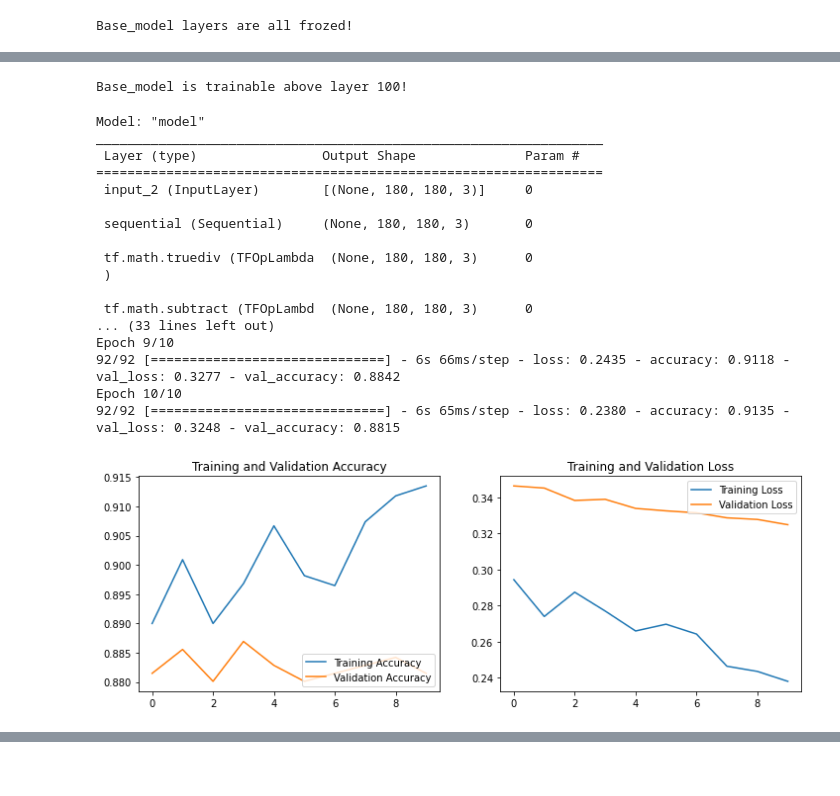
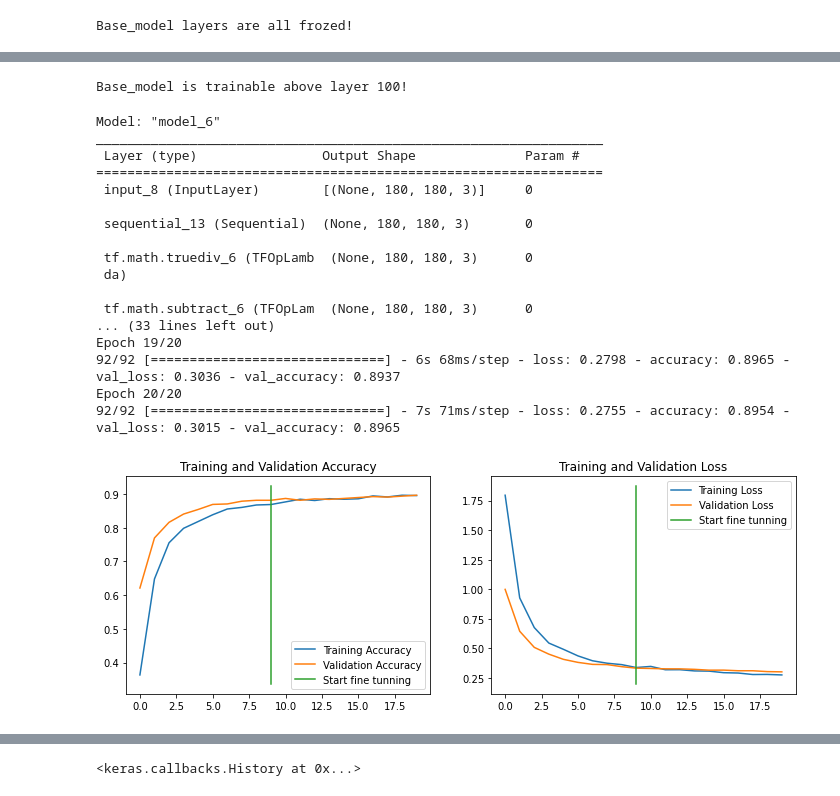
Before and after one commit to CoderAPS/neural_nets, a Jupyter notebook: flower_photos.ipynb, the cells around one changed output, grey strips where cells are left out. Cells and saved outputs as stored; diff of their text form; code cells hidden in the pictures; blank space fills up the shorter version.

```diff
--- a/flower_photos.ipynb
+++ b/flower_photos.ipynb
@@ -146,7 +146,7 @@ def create_model():
   model.add(Dropout(0.5))
   model.add(Dense(128,activation='relu'))
 
-  model.add(Dense(num_classes,activation='Softmax'))
+  model.add(Dense(num_classes))
 
 
   model.compile(optimizer=keras.optimizers.Adam(learning_rate=0.0005),
@@ -155,18 +155,28 @@ def create_model():
 
   return model
 # %%
-def evaluate(model,epochs,fine_tunning=False,initial_epochs=0):
+def evaluate(model,epochs,fine_tunning=False,initial_epochs=0,
+             prev_history=None):
   model.summary()
   history = model.fit(train_ds,
                       validation_data=val_ds,
                       epochs=epochs,
                       initial_epoch=initial_epochs)
 
-  acc = history.history['accuracy']
-  val_acc = history.history['val_accuracy']
+  if prev_history is not None:
+    acc = prev_history.history['accuracy'] + history.history['accuracy']
+    val_acc = prev_history.history['val_accuracy'] + history.history['val_accuracy']
 
-  loss = history.history['loss']
-  val_loss = history.history['val_loss']
+    loss = prev_history.history['loss'] + history.history['loss']
+    val_loss = prev_history.history['val_loss'] + history.history['val_loss']
+
+  elif prev_history is None:
+    acc = history.history['accuracy']
+    val_acc = history.history['val_accuracy']
+
+    loss = history.history['loss']
+    val_loss = history.history['val_loss']
+
 
   epochs_range = range(epochs)
 
@@ -201,6 +211,8 @@ def evaluate(model,epochs,fine_tunning=False,initial_epochs=0):
 
   print(f'Training accuracy: {train_acc:.3f}\tTraining loss: {train_loss:.3f}')
   print(f'Validation accuracy: {val_acc:.3f}\tTraining loss: {val_loss:.3f}')
+
+  return history
 # %%
 model = create_model()
 evaluate(model,10)
@@ -434,4 +455,4 @@ Accuracy: 0.173  Loss: 2.478
 # %%
 # evaluate model with feature extraction
-evaluate(fe_tl_model,10)
+hsitory = evaluate(fe_tl_model,10)
 # %% [output]
@@ -458,7 +479,8 @@ Validation accuracy: 0.880      Training loss: 0.355
-# %%
-train_base_model(True)
-# %% [output]
-Base_model is trainable above layer 100!
+# %%
+# tune base_model layers above 100
+train_base_model(True)
+# %% [output]
+Base_model is trainable above layer 100!
 # %%
 fe_tl_model.compile(optimizer=keras.optimizers.Adam(learning_rate=0.0001/100),
               loss=tf.keras.losses.SparseCategoricalCrossentropy(from_logits=True),
@@ -466,23 +488,23 @@ fe_tl_model.compile(optimizer=keras.optimizers.Adam(learning_rate=0.0001/100),
 # %%
 # evaluate model with transfer learning where top ~54 layer of base_model get
 # tuned to dataset
-evaluate(fe_tl_model,10)
+evaluate(fe_tl_model,20,True,10,hsitory)
 # %% [output]
-Model: "model"
+Model: "model_6"
 _________________________________________________________________
  Layer (type)                Output Shape              Param #
 =================================================================
- input_2 (InputLayer)        [(None, 180, 180, 3)]     0
+ input_8 (InputLayer)        [(None, 180, 180, 3)]     0
 
- sequential (Sequential)     (None, 180, 180, 3)       0
+ sequential_13 (Sequential)  (None, 180, 180, 3)       0
 
- tf.math.truediv (TFOpLambda  (None, 180, 180, 3)      0
- )
+ tf.math.truediv_6 (TFOpLamb  (None, 180, 180, 3)      0
+ da)
 
- tf.math.subtract (TFOpLambd  (None, 180, 180, 3)      0
+ tf.math.subtract_6 (TFOpLam  (None, 180, 180, 3)      0
 ... (33 lines left out)
-Epoch 9/10
-92/92 [==============================] - 6s 66ms/step - loss: 0.2435 - accuracy: 0.9118 - val_loss: 0.3277 - val_accuracy: 0.8842
-Epoch 10/10
-92/92 [==============================] - 6s 65ms/step - loss: 0.2380 - accuracy: 0.9135 - val_loss: 0.3248 - val_accuracy: 0.8815
+Epoch 19/20
+92/92 [==============================] - 6s 68ms/step - loss: 0.2798 - accuracy: 0.8965 - val_loss: 0.3036 - val_accuracy: 0.8937
+Epoch 20/20
+92/92 [==============================] - 7s 71ms/step - loss: 0.2755 - accuracy: 0.8954 - val_loss: 0.3015 - val_accuracy: 0.8965
-[figure, old version]
+[figure, new version]
@@ -490,0 +513 @@ Validation accuracy: 0.881      Training loss: 0.325
+<keras.callbacks.History at 0x...>
```
Also changed, not shown: parts of 13 cells of this notebook.
